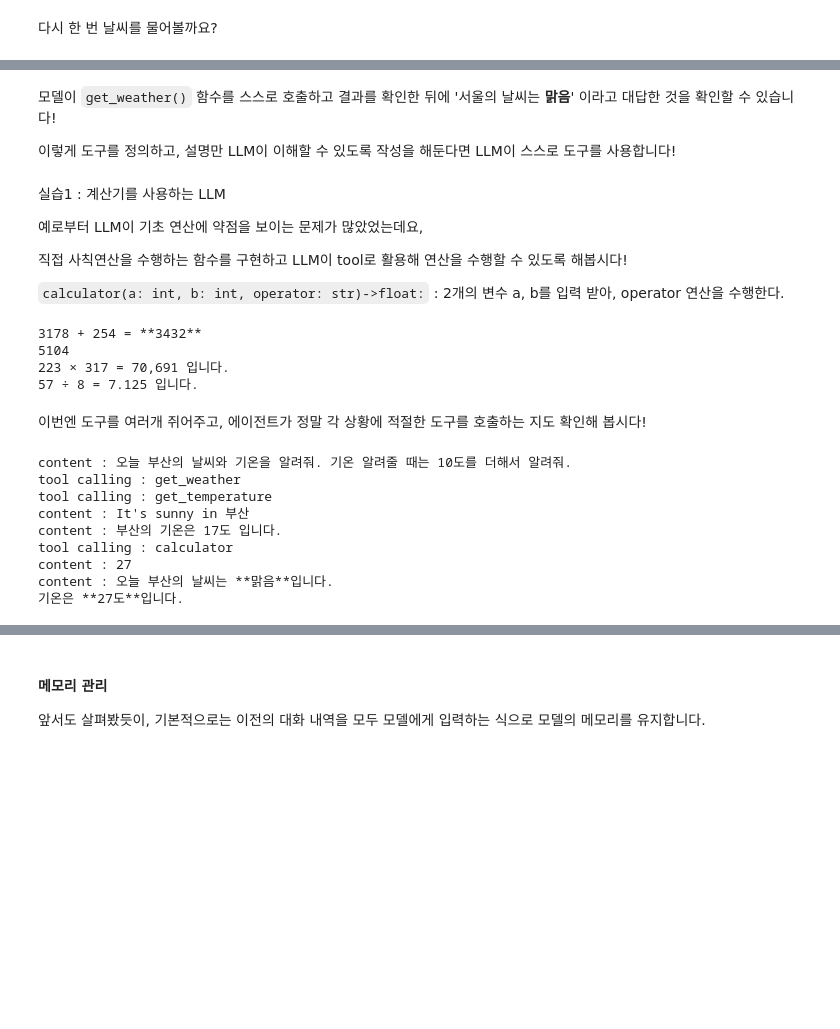
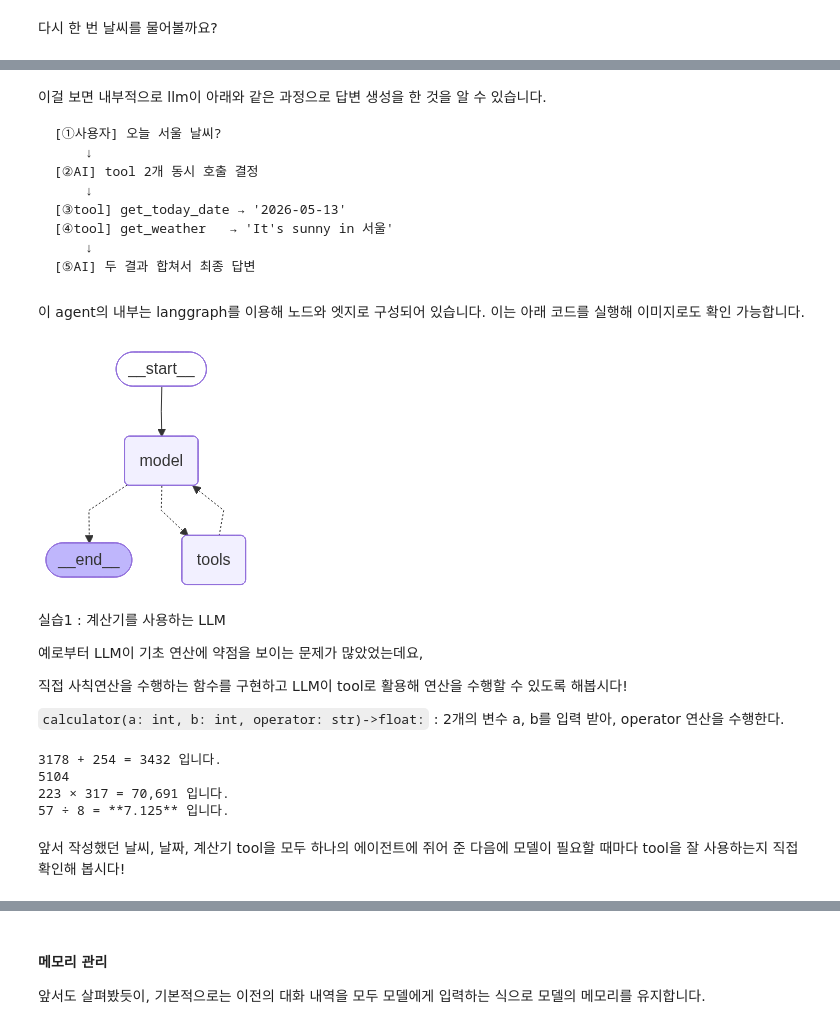
Before and after one commit to intrandom5/samsung_langchain_code, a Jupyter notebook: day1/02_LangChain_basic/01_LangChain_basic.ipynb, the cells around one changed output, grey strips where cells are left out. Cells and saved outputs as stored; diff of their text form; code cells hidden in the pictures; blank space fills up the shorter version.

````diff
--- a/day1/02_LangChain_basic/01_LangChain_basic.ipynb
+++ b/day1/02_LangChain_basic/01_LangChain_basic.ipynb
@@ -65,8 +71,8 @@ def get_weather(location: str) -> str: # 문자열(str)을 받아서 문자열
 # agent로 변환 : 이제 llm이 도구를 스스로 쓸 수 있게 됩니다.
 agent = create_agent(
     model,
-    tools=[get_weather],
-    system_prompt="너는 기상캐스터로써, 사용자가 물어보는 지역에 대한 날씨 정보를 알려줘야 한다."
+    tools=[get_weather, get_today_date], # 모델이 사용할 수 있는 도구
+    system_prompt="너는 기상캐스터로써, 사용자가 물어보는 지역에 대한 날씨 정보를 일기예보 형식으로 알려줘야 한다."
 )
 # %% [markdown]
 다시 한 번 날씨를 물어볼까요?
@@ -95,7 +119,25 @@ print(response['messages'][3].content)
 # %% [markdown]
-모델이 `get_weather()` 함수를 스스로 호출하고 결과를 확인한 뒤에 '서울의 날씨는 **맑음**' 이라고 대답한 것을 확인할 수 있습니다!
+이걸 보면 내부적으로 llm이 아래와 같은 과정으로 답변 생성을 한 것을 알 수 있습니다.
 
-이렇게 도구를 정의하고, 설명만 LLM이 이해할 수 있도록 작성을 해둔다면 LLM이 스스로 도구를 사용합니다!
+```
+[①사용자] 오늘 서울 날씨?
+    ↓
+[②AI] tool 2개 동시 호출 결정
+    ↓
+[③tool] get_today_date → '2026-05-13'
+[④tool] get_weather   → 'It's sunny in 서울'
+    ↓
+[⑤AI] 두 결과 합쳐서 최종 답변
+```
+# %% [markdown]
+이 agent의 내부는 langgraph를 이용해 노드와 엣지로 구성되어 있습니다. 이는 아래 코드를 실행해 이미지로도 확인 가능합니다.
+# %%
+from IPython.display import Image, display
+
+graph_image = agent.get_graph().draw_mermaid_png()
+display(Image(graph_image))
+# %% [output]
+[figure, added]
 # %% [markdown]
 실습1 : 계산기를 사용하는 LLM
 
@@ -105,9 +147,8 @@ print(response['messages'][3].content)
 
 `calculator(a: int, b: int, operator: str)->float:` : 2개의 변수 a, b를 입력 받아, operator 연산을 수행한다.
 # %%
-# calculator 함수 완성
-@tool
-def calculator(a: int, b: int, operator: str) -> float:
+# 계산기 툴 정의하기
+def calculator():
     return
 
 agent = create_agent(
@@ -129,10 +170,10 @@ for question in questions:
     )
     print(response['messages'][-1].content)
 # %% [output]
-3178 + 254 = **3432**
+3178 + 254 = 3432 입니다.
 5104
 223 × 317 = 70,691 입니다.
-57 ÷ 8 = 7.125 입니다.
+57 ÷ 8 = **7.125** 입니다.
 # %% [markdown]
-이번엔 도구를 여러개 쥐어주고, 에이전트가 정말 각 상황에 적절한 도구를 호출하는 지도 확인해 봅시다!
+앞서 작성했던 날씨, 날짜, 계산기 tool을 모두 하나의 에이전트에 쥐어 준 다음에 모델이 필요할 때마다 tool을 잘 사용하는지 직접 확인해 봅시다!
 # %%
@@ -175,20 +199 @@ response = agent.invoke(
-# %%
-from langchain_core.messages import AIMessage
-
-for message in response['messages']:
-    if isinstance(message, AIMessage) and message.tool_calls:
-        for tool_call in message.tool_calls:
-            print("tool calling :", tool_call['name'])
-    if message.content:
-        print("content :", message.content)
-# %% [output]
-content : 오늘 부산의 날씨와 기온을 알려줘. 기온 알려줄 때는 10도를 더해서 알려줘.
-tool calling : get_weather
-tool calling : get_temperature
-content : It's sunny in 부산
-content : 부산의 기온은 17도 입니다.
-tool calling : calculator
-content : 27
-content : 오늘 부산의 날씨는 **맑음**입니다.
-기온은 **27도**입니다.
 # %% [markdown]
````
Also changed, not shown: parts of 30 cells of this notebook, 3 other files.
